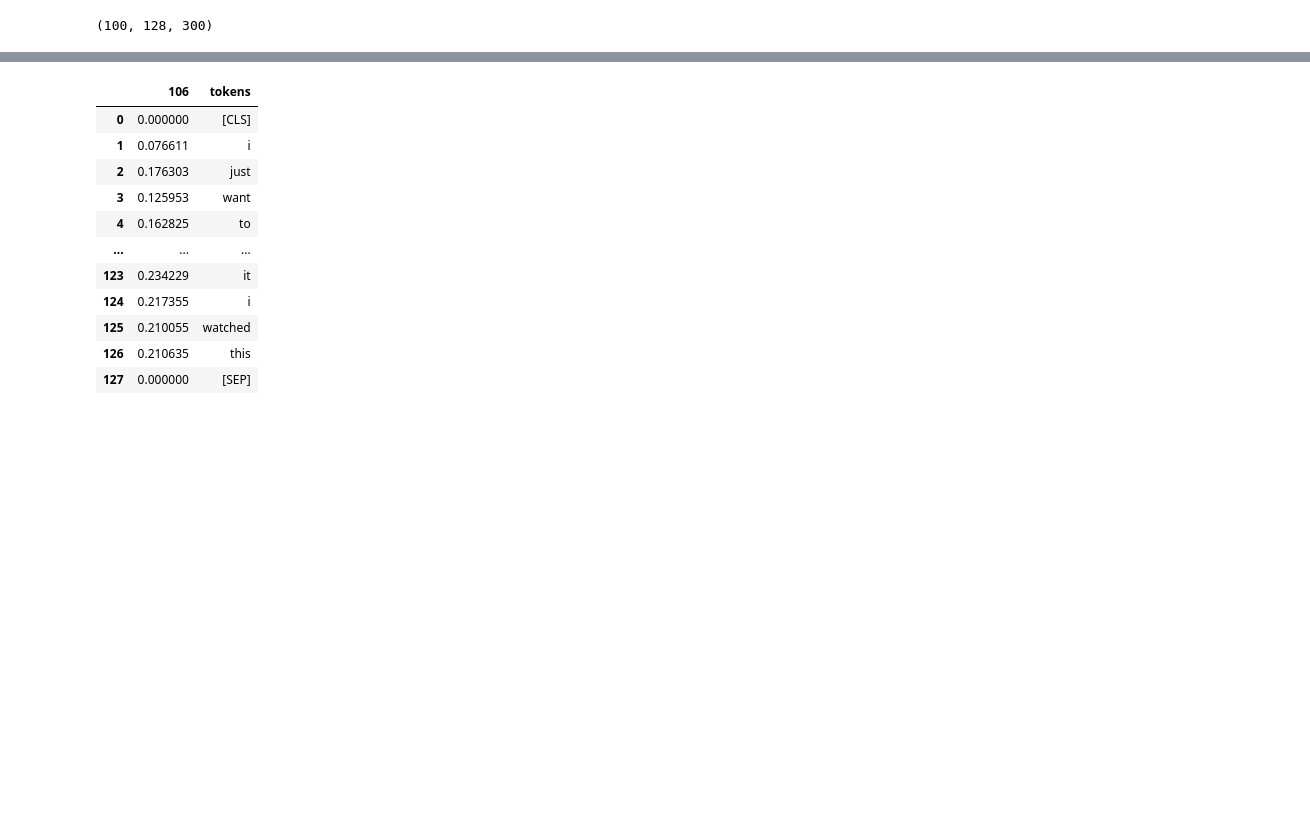
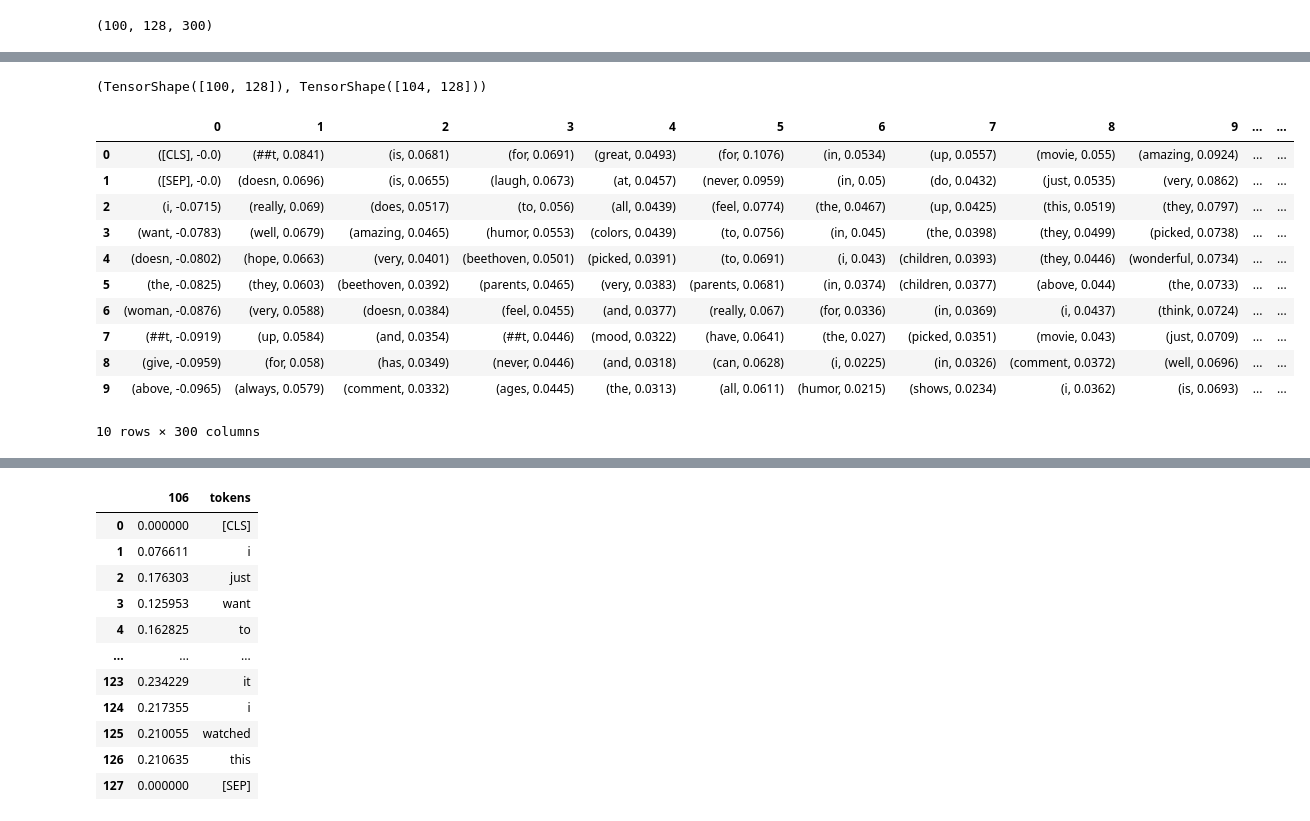
Before and after one commit to rahul-ohlan/TWARP, a Jupyter notebook: imdb_interpretability.ipynb, the cells around one changed output, grey strips where cells are left out. Saved outputs shown, nothing was run; the diff lists cells and outputs as text; code cells hidden in the pictures; blank space fills up the shorter version.

Commit message:
Clustered tokens from 100 sentences for each projection space

```diff
--- a/imdb_interpretability.ipynb
+++ b/imdb_interpretability.ipynb
@@ -1358,0 +1358,4 @@ posData_posProjSpace.shape
+# %%
+pos_ids.shape, neg_ids.shape
+# %% [output]
+(TensorShape([100, 128]), TensorShape([104, 128]))
@@ -1358,0 +1364,52 @@ posData_posProjSpace.shape
+# %%
+def ProjSpaceTokens(projSpace, inputids):
+
+  numDocs = len(projSpace)
+
+  DocDict = dict()
+  for sentID in range(numDocs):
+
+    sentence = pd.DataFrame(projSpace[sentID])
+    sentence["tokens"] = tokenizer.batch_decode(inputids[sentID])
+
+    res = dict()
+
+    for index, col in enumerate(sentence.columns):
+      if col != "tokens":
+        res[col] = list()
+
+        # first sort the column in descending order wrt cosine sim values\
+        sortedBy_column = sentence.iloc[sentence[col].sort_values(ascending = False).index, :]
+        # print(sortedBy_column)
+        # print("*"*50)
+        # sortedBy_columns is complete dataframe sorted in descending order of values by column = "col"; shape = (128,301)
+        # now we we want to keep appending the top then tokens to it if the token's cosine similarity is absolute maximum
+        count = 1
+        for row in sortedBy_column.values:
+
+          token = row[-1]
+
+          if count < 11 and token not in res[col]:
+            res[col].append((token, np.round(row[col],4)))
+            count+=1
+    # now res contains top 10 tokens against each projection space dimension for each sentence of for loop
+    DocDict[f"sentence {sentID+1}"] = pd.DataFrame(res)
+
+  return DocDict
+# %%
+posData_posSpace = ProjSpaceTokens(posData_posProjSpace, pos_ids)
+# %%
+posData_posSpace["sentence 1"]
+# %% [output]
+|  | 0 | 1 | 2 | 3 | 4 | 5 | 6 | 7 | 8 | 9 | ... | ... |
+| 0 | ([CLS], -0.0) | (##t, 0.0841) | (is, 0.0681) | (for, 0.0691) | (great, 0.0493) | (for, 0.1076) | (in, 0.0534) | (up, 0.0557) | (movie, 0.055) | (amazing, 0.0924) | ... | ... |
+| 1 | ([SEP], -0.0) | (doesn, 0.0696) | (is, 0.0655) | (laugh, 0.0673) | (at, 0.0457) | (never, 0.0959) | (in, 0.05) | (do, 0.0432) | (just, 0.0535) | (very, 0.0862) | ... | ... |
+| 2 | (i, -0.0715) | (really, 0.069) | (does, 0.0517) | (to, 0.056) | (all, 0.0439) | (feel, 0.0774) | (the, 0.0467) | (up, 0.0425) | (this, 0.0519) | (they, 0.0797) | ... | ... |
+| 3 | (want, -0.0783) | (well, 0.0679) | (amazing, 0.0465) | (humor, 0.0553) | (colors, 0.0439) | (to, 0.0756) | (in, 0.045) | (the, 0.0398) | (they, 0.0499) | (picked, 0.0738) | ... | ... |
+| 4 | (doesn, -0.0802) | (hope, 0.0663) | (very, 0.0401) | (beethoven, 0.0501) | (picked, 0.0391) | (to, 0.0691) | (i, 0.043) | (children, 0.0393) | (they, 0.0446) | (wonderful, 0.0734) | ... | ... |
+| 5 | (the, -0.0825) | (they, 0.0603) | (beethoven, 0.0392) | (parents, 0.0465) | (very, 0.0383) | (parents, 0.0681) | (in, 0.0374) | (children, 0.0377) | (above, 0.044) | (the, 0.0733) | ... | ... |
+| 6 | (woman, -0.0876) | (very, 0.0588) | (doesn, 0.0384) | (feel, 0.0455) | (and, 0.0377) | (really, 0.067) | (for, 0.0336) | (in, 0.0369) | (i, 0.0437) | (think, 0.0724) | ... | ... |
+| 7 | (##t, -0.0919) | (up, 0.0584) | (and, 0.0354) | (##t, 0.0446) | (mood, 0.0322) | (have, 0.0641) | (the, 0.027) | (picked, 0.0351) | (movie, 0.043) | (just, 0.0709) | ... | ... |
+| 8 | (give, -0.0959) | (for, 0.058) | (has, 0.0349) | (never, 0.0446) | (and, 0.0318) | (can, 0.0628) | (i, 0.0225) | (in, 0.0326) | (comment, 0.0372) | (well, 0.0696) | ... | ... |
+| 9 | (above, -0.0965) | (always, 0.0579) | (comment, 0.0332) | (ages, 0.0445) | (the, 0.0313) | (all, 0.0611) | (humor, 0.0215) | (shows, 0.0234) | (i, 0.0362) | (is, 0.0693) | ... | ... |
+10 rows × 300 columns
```
Also changed, not shown: parts of 20 cells of this notebook.
